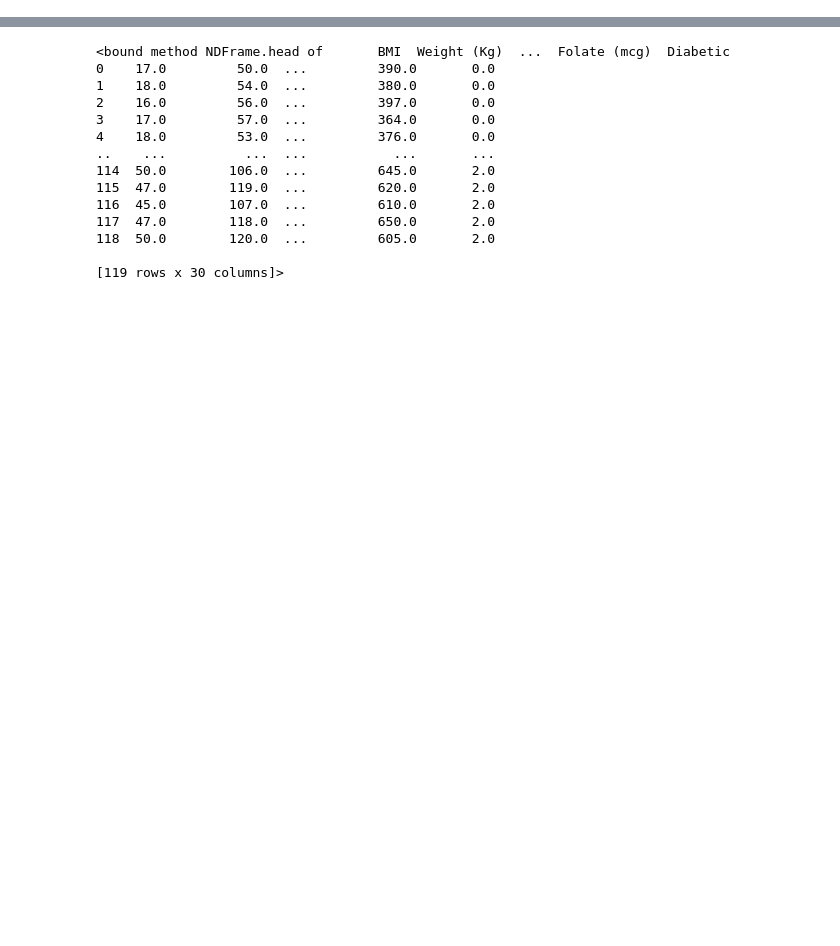
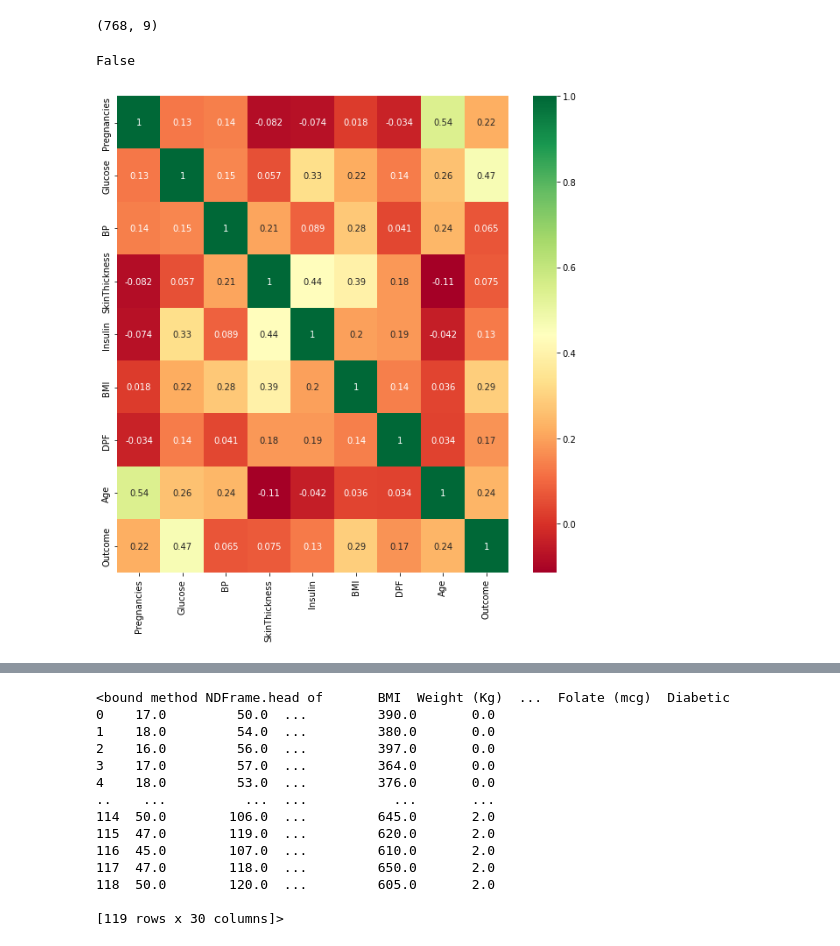
Before and after one commit to AnjaliKrishna123/Project, a Jupyter notebook: Nutrition_Recommendation.ipynb, the cells around one changed output, grey strips where cells are left out. Cells and saved outputs as stored; diff of their text form; code cells hidden in the pictures; blank space fills up the shorter version.

```diff
--- a/Nutrition_Recommendation.ipynb
+++ b/Nutrition_Recommendation.ipynb
@@ -9,0 +22,26 @@ import numpy as np
+# %%
+#reading the file
+data=pd.read_csv("diabetes.csv")
+# %%
+#checking the number of rows and columns in the file
+data.shape
+# %% [output]
+(768, 9)
+# %%
+#checking for null values in the data
+data.isnull().values.any()
+# %% [output]
+False
+# %%
+#renaming big coloums name
+data.rename(columns={'DiabetesPedigreeFunction':'DPF','BloodPressure':'BP'},inplace=True)
+data.head(5)
+
+data.describe()
+
+corrmat=data.corr()
+top_corr_features=corrmat.index
+plt.figure(figsize=(10,10))
+g=sns.heatmap(data[top_corr_features].corr(),annot=True,cmap="RdYlGn")
+# %% [output]
+[figure, added]
```
Also changed, not shown: parts of 26 cells of this notebook.
